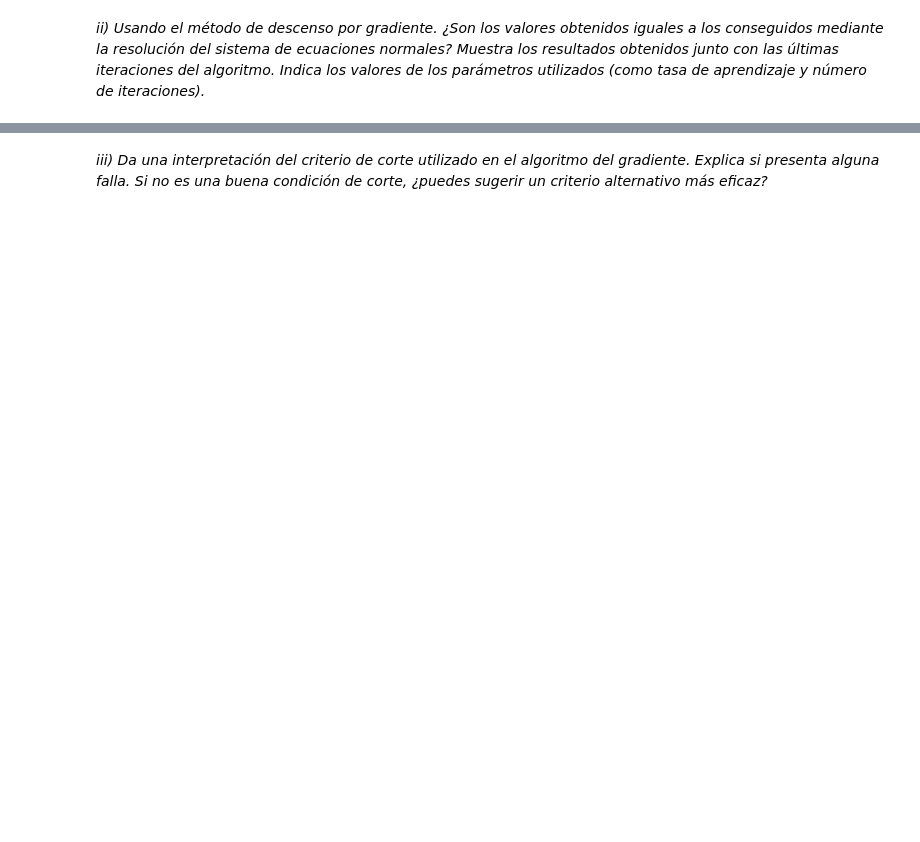
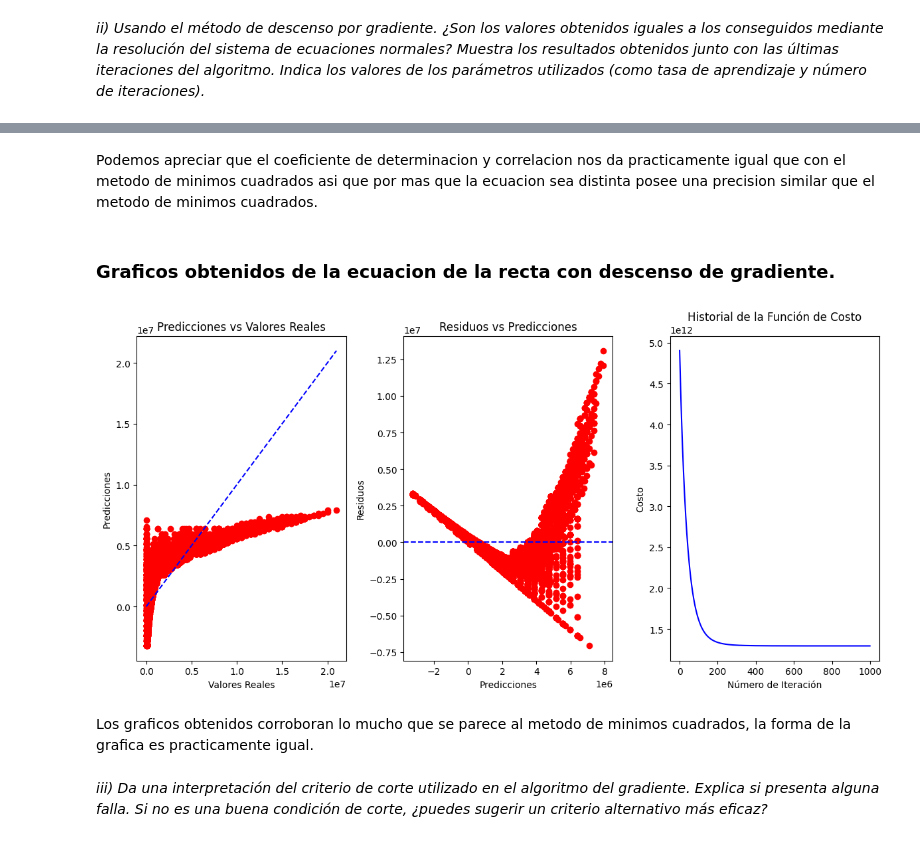
Before and after one commit to KinnaGt/MatematicaIV, a Jupyter notebook: analisis.ipynb, the cells around one changed output, grey strips where cells are left out. Cells and saved outputs as stored; diff of their text form; code cells hidden in the pictures; blank space fills up the shorter version.

```diff
--- a/analisis.ipynb
+++ b/analisis.ipynb
@@ -359,3 +473,41 @@ parámetros utilizados (como tasa de aprendizaje y número de iteraciones).*
+# %% [markdown]
+Podemos apreciar que el coeficiente de determinacion y correlacion nos da practicamente igual que con el metodo de minimos cuadrados asi que por mas que la ecuacion sea distinta posee una precision similar que el metodo de minimos cuadrados.
+# %% [markdown]
+### Graficos obtenidos de la ecuacion de la recta con descenso de gradiente.
+# %%
+# Gráfico de Predicciones vs Valores Reales
+plt.figure(figsize=(12, 6))
+
+plt.subplot(1, 3, 1)
+plt.scatter(y, y_hat, color='red')
+plt.plot([min(y), max(y)], [min(y), max(y)], color='blue', linestyle='--')
+plt.title('Predicciones vs Valores Reales')
+plt.xlabel('Valores Reales')
+plt.ylabel('Predicciones')
+
+# Gráfico de Residuos
+residuos = y - y_hat
+plt.subplot(1, 3, 2)
+plt.scatter(y_hat, residuos, color='red')
+plt.axhline(0, color='blue', linestyle='--')
+plt.title('Residuos vs Predicciones')
+plt.xlabel('Predicciones')
+plt.ylabel('Residuos')
+plt.tight_layout()
+
+
+# Gráfico de la función de costo durante las iteraciones
+plt.subplot(1, 3, 3)
+
+plt.plot(range(len(cost_history)), cost_history, color='blue')
+plt.title('Historial de la Función de Costo')
+plt.xlabel('Número de Iteración')
+plt.ylabel('Costo')
+plt.show()
+# %% [output]
+[figure, added]
+# %% [markdown]
+Los graficos obtenidos corroboran lo mucho que se parece al metodo de minimos cuadrados, la forma de la grafica es practicamente igual.
 # %% [markdown]
 *iii) Da una interpretación del criterio de corte utilizado en el algoritmo del gradiente. Explica
 si presenta alguna falla. Si no es una buena condición de corte, ¿puedes sugerir un criterio
```
Also changed, not shown: parts of 15 cells of this notebook, 3 other files.
